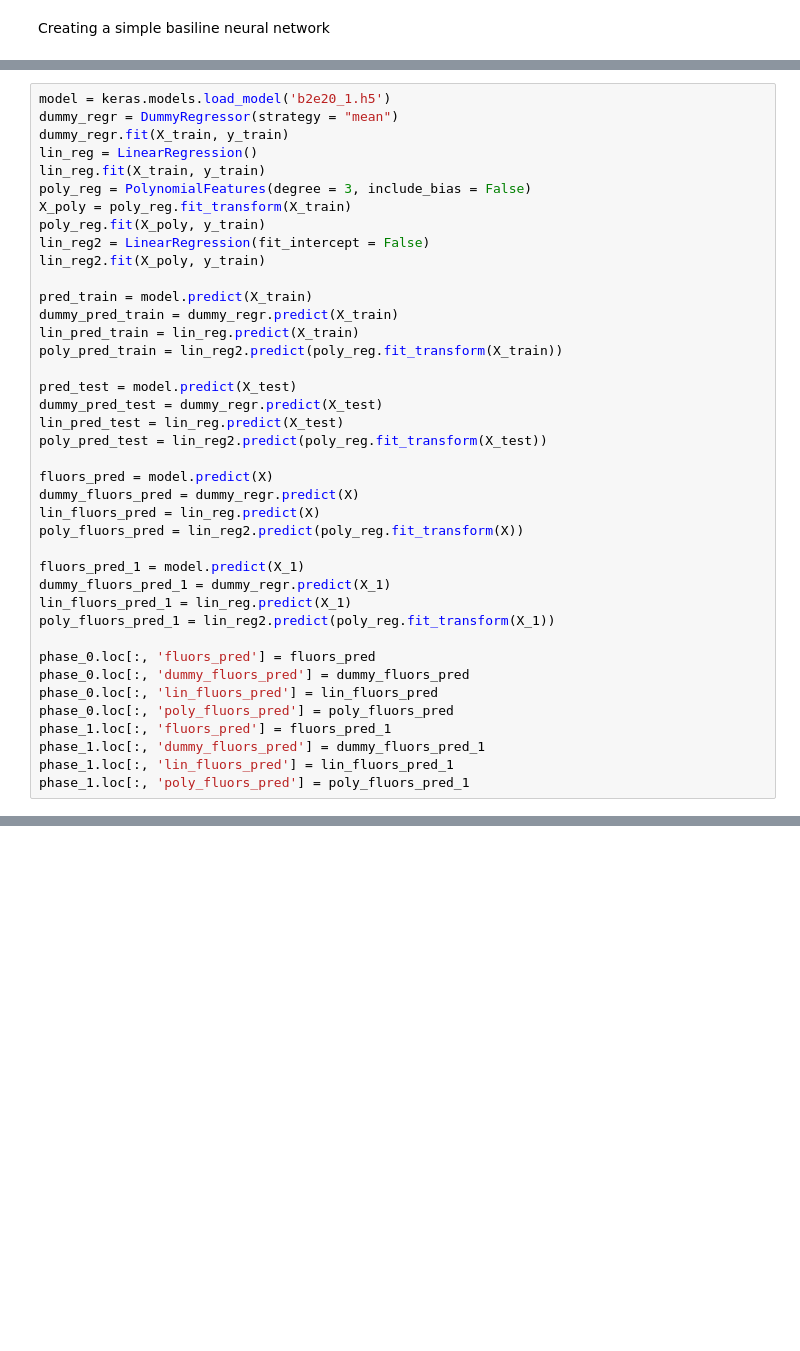
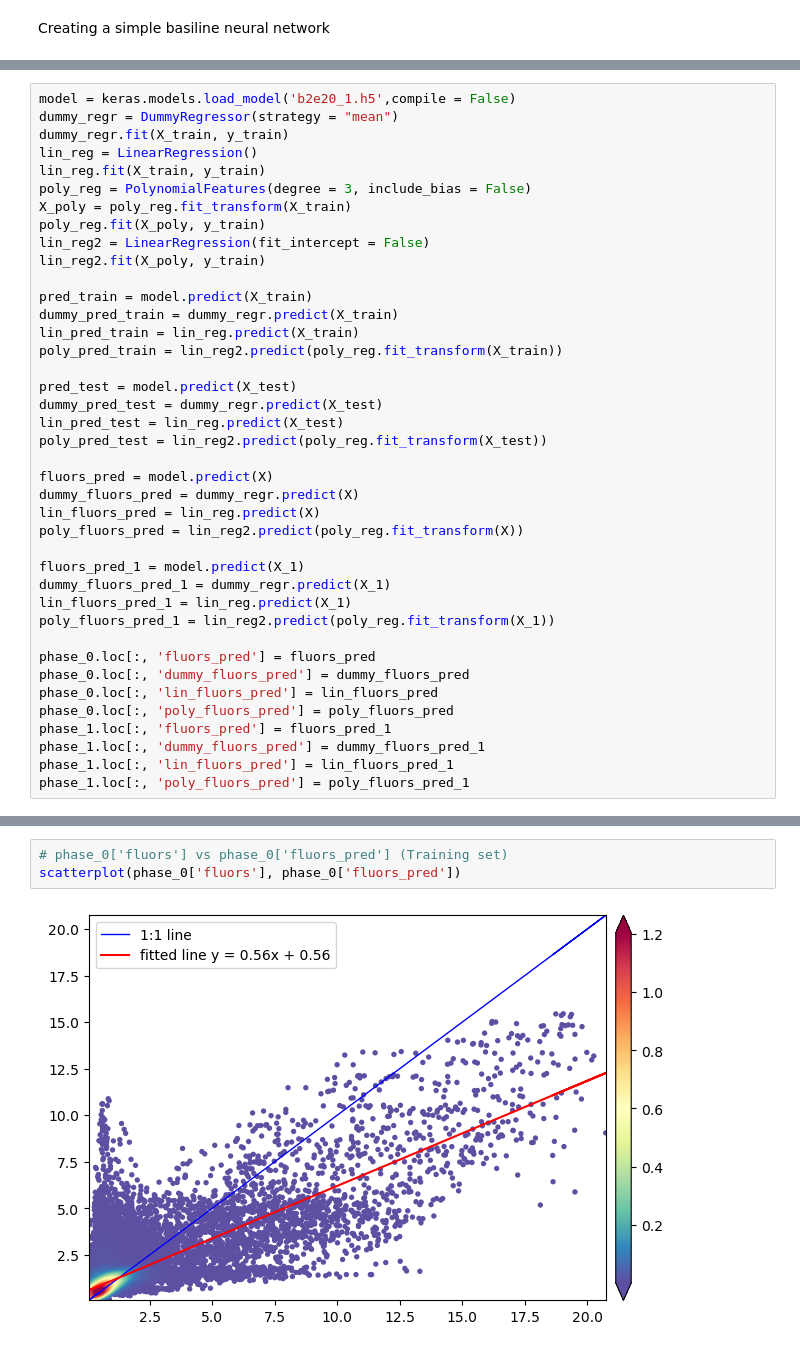
Before and after one commit to Reubenpt123/DAV, a Jupyter notebook: Baseline_models.ipynb, the cells around one changed output, grey strips where cells are left out. Drawn from its saved outputs; the diff is of its cells as text; blank space fills up the shorter version.

Commit message:
Add scatter plots in the base line model comparison

```diff
--- a/Baseline_models.ipynb
+++ b/Baseline_models.ipynb
@@ -93,5 +93,5 @@ fig.show()
 # %%
-model = keras.models.load_model('b2e20_1.h5')
+model = keras.models.load_model('b2e20_1.h5',compile = False)
 dummy_regr = DummyRegressor(strategy = "mean")
 dummy_regr.fit(X_train, y_train)
 lin_reg = LinearRegression()
@@ -293,0 +338,5 @@ fig.show()
+# %%
+# phase_0['fluors'] vs phase_0['fluors_pred'] (Training set)
+scatterplot(phase_0['fluors'], phase_0['fluors_pred'])
+# %% [output]
+[figure, added]
```
Also changed, not shown: parts of 16 cells of this notebook.
